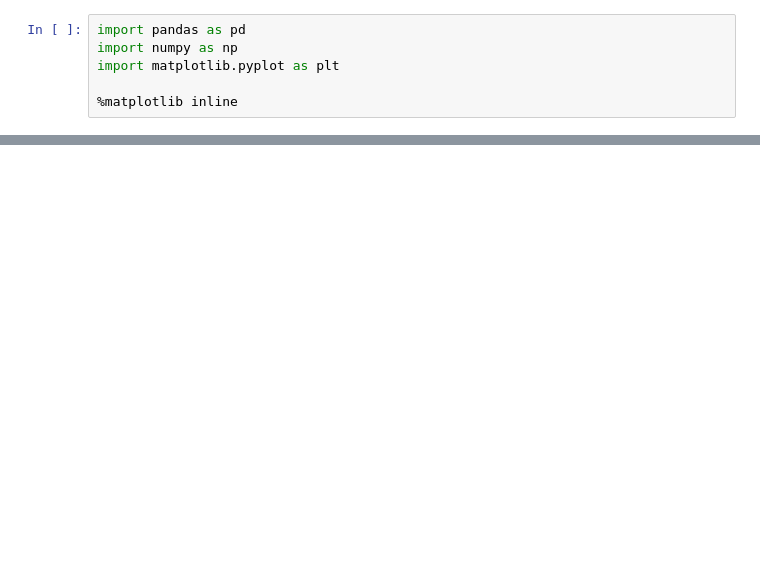
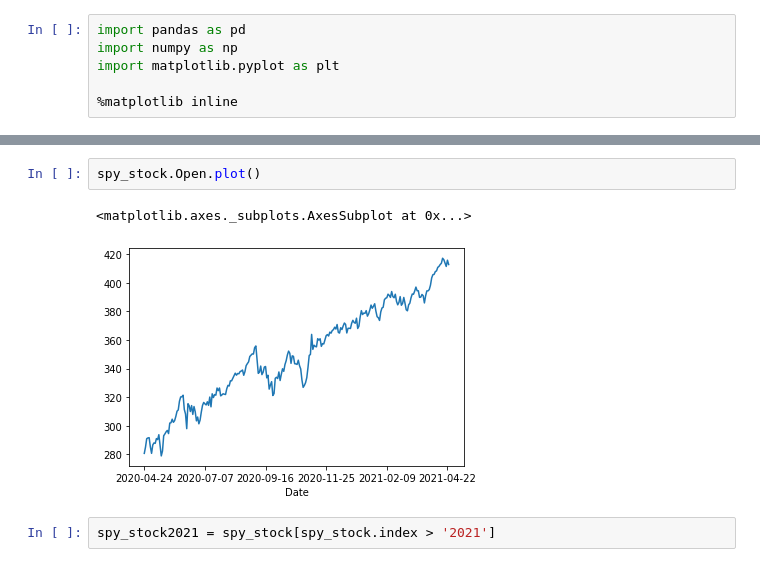
Before and after one commit to JiahuaZhang/machine-learning-trading, a Jupyter notebook: Untitled0.ipynb, the cells around one changed output, grey strips where cells are left out. Saved outputs shown, nothing was run; the diff lists cells and outputs as text; blank space fills up the shorter version.

```diff
--- a/Untitled0.ipynb
+++ b/Untitled0.ipynb
@@ -30,0 +28,7 @@ hi
+# %%
+spy_stock.Open.plot()
+# %% [output]
+<matplotlib.axes._subplots.AxesSubplot at 0x...>
+[figure, added]
+# %%
+spy_stock2021 = spy_stock[spy_stock.index > '2021']
```
Also changed, not shown: parts of 15 cells of this notebook.
